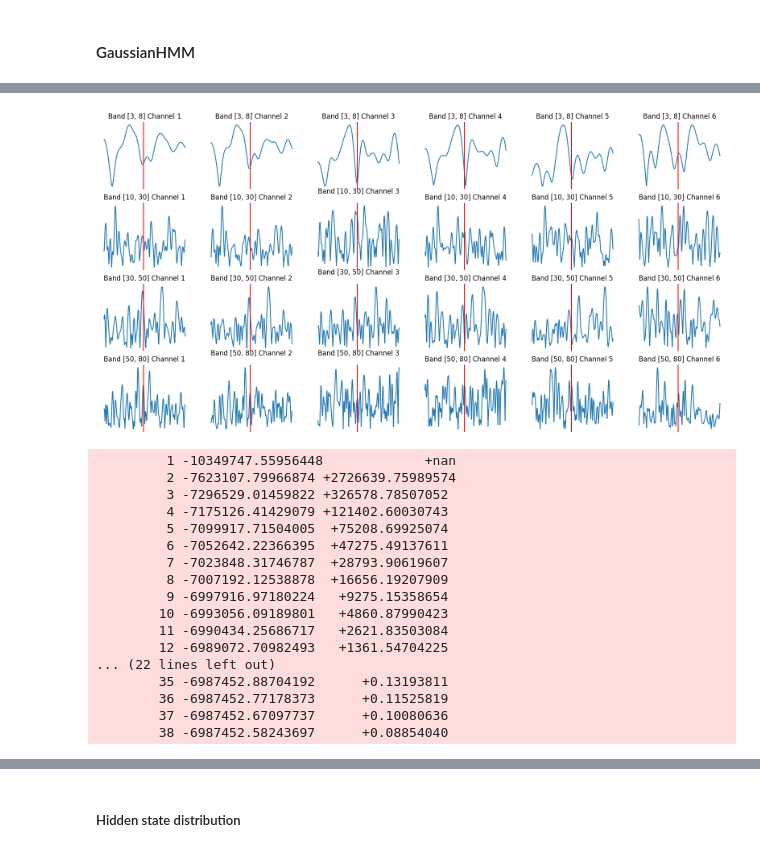
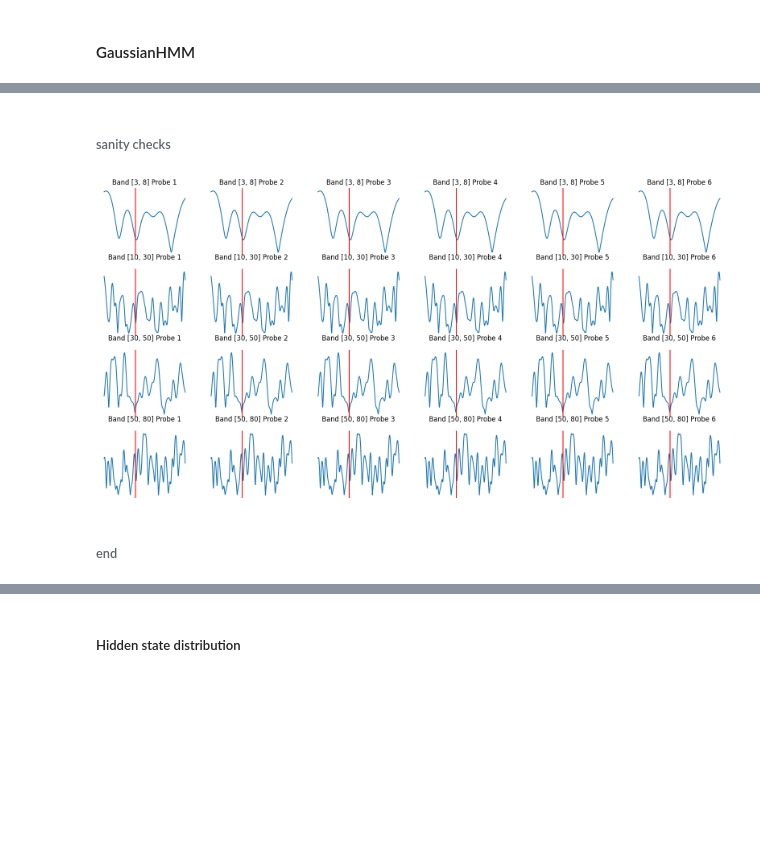
Before and after one commit to jerryjii/HMM, a Jupyter notebook: HMM_LFP.ipynb, the cells around one changed output, grey strips where cells are left out. Saved outputs shown, nothing was run; the diff lists cells and outputs as text; code cells hidden in the pictures; blank space fills up the shorter version.

```diff
--- a/HMM_LFP.ipynb
+++ b/HMM_LFP.ipynb
@@ -54,5 +52,5 @@ stim_times = stim.start_time.values # all the start times
 stim_ids = stim.index.values # all the stimulus ids
 start = stim.iloc[0].start_time
 end = stim.iloc[-1].end_time
-master_time = np.arange(start, end, 1/1250) # start to end sliced by 0.8ms <- sampling rate of LFP
+master_time = np.arange(start-0.25-0.08, end, 1/1250) # 250ms b4 start to end sliced by 0.8ms <- sampling rate of LFP; also 80ms before stim start to avoid edge effects
 imgs = np.unique(stim['image_name'].values)
@@ -274,13 +272,17 @@ def plot(preds, num=3):
 # %%
-# archived
-"""bands = np.zeros((4, 6, len(A_single))) # 4 bands, 6 channels, 400k samples
+#bands = np.zeros((4, 3*6, len(A_chan))) # 4 bands, 18 channels, 450k samples
+bands = np.zeros((4, 6, len(A_chan))) # 4 bands, 6 channels, 450k samples
 Wns = [[3,8],[10,30],[30,50],[50,80]]
-all_channels = np.hstack((A_single, B_single, C_single, D_single, E_single, F_single))
+all_channels = np.hstack((A_chan, B_chan, C_chan, D_chan, E_chan, F_chan))
 print(all_channels.shape)
 for i, Wn in enumerate(Wns): # checked, same output with processing each channel individually
-    b, a = butter(N=3, Wn=Wn, fs=1250, btype='bandpass', output='ba') # butterworth
-    all_channels_ff = filtfilt(b, a, all_channels.T)
+    sos = butter(N=3, Wn=Wn, fs=1250, btype='bandpass', output='sos') # butterworth
+    all_channels_ff = sosfiltfilt(sos, all_channels.T)
     all_channels_env = hilbert(all_channels_ff)
-    all_channels_env_abs = np.abs(all_channels_env) # no z-score here
-    all_channels_env_abs_z = all_channels_env_abs
-    bands[i] = all_channels_env_abs_z"""
+    all_channels_env_abs = np.abs(all_channels_env)
+    bands[i] = all_channels_env_abs
+print(bands.shape)
+#bands = np.reshape(bands,(4*18, len(A_chan)))
+bands = np.reshape(bands,(4*6, len(A_chan)))
+bands = bands[:,100:]
+print(bands.shape)
@@ -287,10 +292,0 @@ for i, Wn in enumerate(Wns): # checked, same output with processing each channel
-# %%
-bands = np.zeros((4, 6, len(A_single))) # 4 bands, 6 channels, 400k samples
-Wns = [[3,8],[10,30],[30,50],[50,80]]
-all_channels = np.hstack((A_single, B_single, C_single, D_single, E_single, F_single))
-for i, Wn in enumerate(Wns): # checked, same output with processing each channel individually
-    sos = butter(N=3, Wn=Wn, fs=1250, btype='bandpass', output='sos') # butterworth
-    all_channels_ff = sosfiltfilt(sos, all_channels.T)
-    all_channels_env = hilbert(all_channels_ff)
-    all_channels_env_abs = np.abs(all_channels_env)
-    bands[i] = all_channels_env_abs
@@ -302,0 +297,7 @@ plt.plot(all_channels_env_abs[0,0:2000])
+# %%
+fig, axs=plt.subplots(2,2, figsize=(15,10))
+for i in range(4):
+    for j in range(18):
+        axs[i%2][i//2].plot(bands[i*18+j].T[0:1250])
+    axs[i%2][i//2].axvline(250/0.8, c='r')
+    axs[i%2][i//2].axvline(500/0.8, c='r')
@@ -303,12 +306,14 @@ plt.plot(all_channels_env_abs[0,0:2000])
+# %% [markdown]
+###### sanity checks
 # %%
 start = stim.iloc[3].start_time
-near_idx = find_nearest_idx(master_time, [start]) # type: ignore
+near_idx = find_nearest_idx(probeC.time.values, [start]) # type: ignore
 fig, axs = plt.subplots(4, 6, figsize=(20, 10))
 for i in range(4):
     for j in range(6):
-        axs[i, j].plot(bands[i, j].T[1700:4000])
-        axs[i, j].axvline(near_idx-1700, c='r')
+        axs[i, j].plot(bands[i, j].T[near_idx-500:near_idx+800])
+        axs[i, j].axvline(500, c='r')
         axs[i, j].axis('off')
         axs[i, j].set_title(f'Band {Wns[i]} Probe {j+1}')
 # %% [output]
-[figure, old version]
+[figure, new version]
@@ -317,0 +320,2 @@ bands_z = (bands-np.mean(bands))/np.std(bands)
+# %% [markdown]
+###### end
@@ -318,23 +326,5 @@ bands_z = (bands-np.mean(bands))/np.std(bands)
 # %%
-model = hmm.GaussianHMM(n_components=3, n_iter=1000, verbose=True, tol=0.1)
-model.fit(bands_z.T[0:1000000])
-preds= model.predict(bands_z.T[0:1000000])
+model = hmm.GaussianHMM(n_components=3, n_iter=100, verbose=True, tol=0.1)
+model.fit(bands.T[0:100000])
+preds= model.predict(bands.T[0:100000])
-# %% [output]
-         1 -10349747.55956448             +nan
-         2 -7623107.79966874 +2726639.75989574
-         3 -7296529.01459822 +326578.78507052
-         4 -7175126.41429079 +121402.60030743
-         5 -7099917.71504005  +75208.69925074
-         6 -7052642.22366395  +47275.49137611
-         7 -7023848.31746787  +28793.90619607
-         8 -7007192.12538878  +16656.19207909
-         9 -6997916.97180224   +9275.15358654
-        10 -6993056.09189801   +4860.87990423
-        11 -6990434.25686717   +2621.83503084
-        12 -6989072.70982493   +1361.54704225
-... (22 lines left out)
-        35 -6987452.88704192      +0.13193811
-        36 -6987452.77178373      +0.11525819
-        37 -6987452.67097737      +0.10080636
-        38 -6987452.58243697      +0.08854040
 # %%
```
Also changed, not shown: parts of 33 cells of this notebook.
